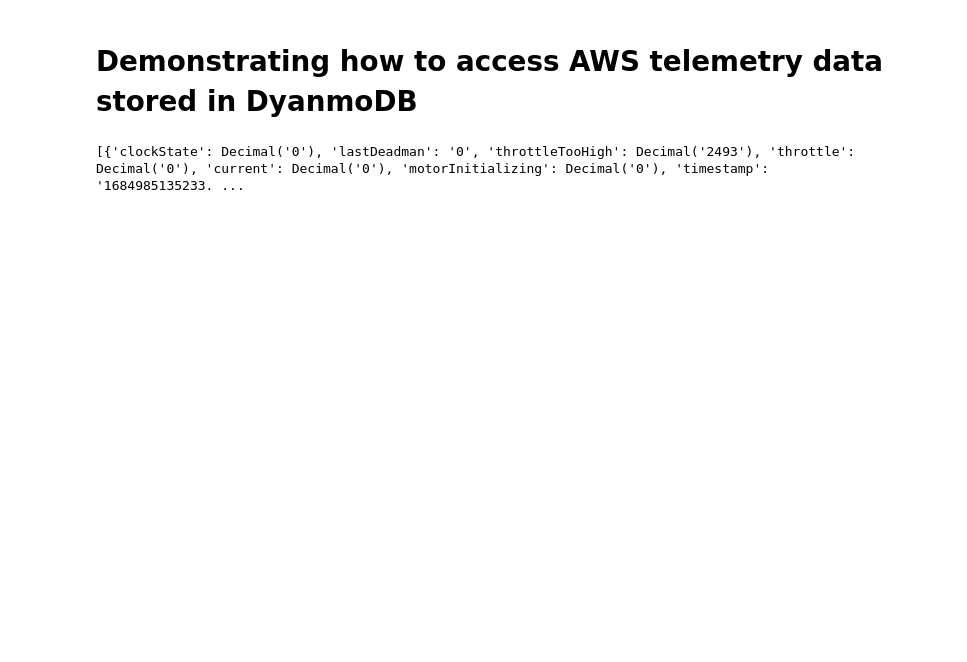
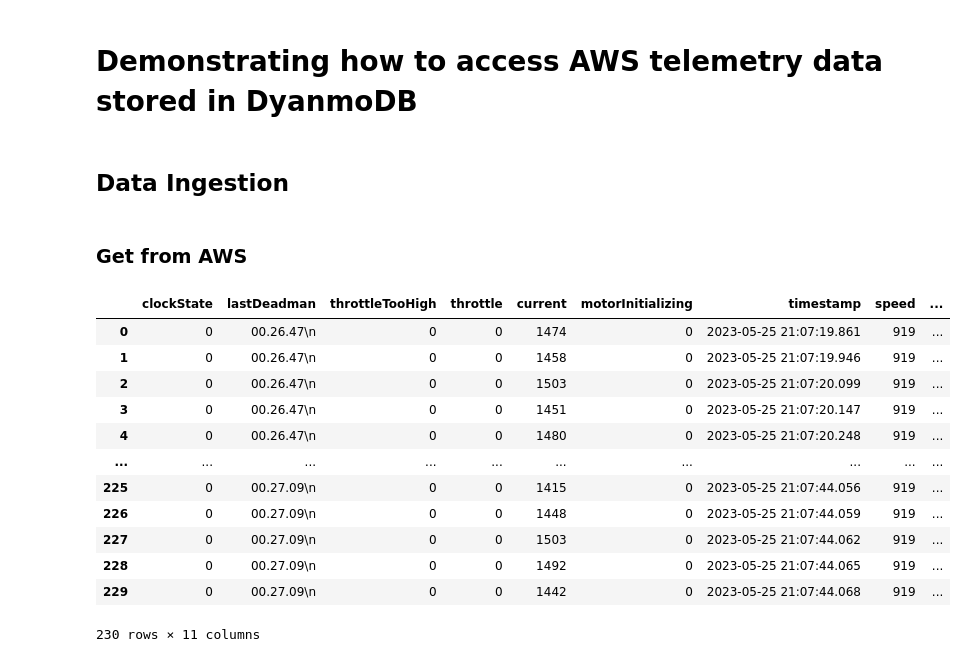
Before and after one commit to UOSupermileage/UOSM-TelemetryDataProcessing, a Jupyter notebook: AWS-Example.ipynb, the cells around one changed output. Drawn from its saved outputs; the diff is of its cells as text; code cells hidden in the pictures; blank space fills up the shorter version.

```diff
--- a/AWS-Example.ipynb
+++ b/AWS-Example.ipynb
@@ -1,5 +1,9 @@
 # %% [markdown]
 # Demonstrating how to access AWS telemetry data stored in DyanmoDB
+# %% [markdown]
+## Data Ingestion
+# %% [markdown]
+### Get from AWS
 # %%
 import boto3
 from boto3.dynamodb.conditions import Key
@@ -7,10 +11,25 @@ from boto3.dynamodb.conditions import Key
 dyanmodb = boto3.resource('dynamodb', region_name="us-east-2")
 telemetry_table = dyanmodb.Table('telemetry')
 # %%
+import pandas as pd
+
 telemetry_data = telemetry_table.query(
-    KeyConditionExpression=Key('test_id').eq('dev-pi')
+    KeyConditionExpression=Key('test_id').eq('dev-pi2')
 )['Items']
-print(telemetry_data)
+
+pd.DataFrame.from_dict(telemetry_data)
 # %% [output]
+|  | clockState | lastDeadman | throttleTooHigh | throttle | current | motorInitializing | timestamp | speed | ... |
+| 0 | 0 | 00.26.47\n | 0 | 0 | 1474 | 0 | 2023-05-25 21:07:19.861 | 919 | ... |
+| 1 | 0 | 00.26.47\n | 0 | 0 | 1458 | 0 | 2023-05-25 21:07:19.946 | 919 | ... |
+| 2 | 0 | 00.26.47\n | 0 | 0 | 1503 | 0 | 2023-05-25 21:07:20.099 | 919 | ... |
+| 3 | 0 | 00.26.47\n | 0 | 0 | 1451 | 0 | 2023-05-25 21:07:20.147 | 919 | ... |
+| 4 | 0 | 00.26.47\n | 0 | 0 | 1480 | 0 | 2023-05-25 21:07:20.248 | 919 | ... |
+| ... | ... | ... | ... | ... | ... | ... | ... | ... | ... |
+| 225 | 0 | 00.27.09\n | 0 | 0 | 1415 | 0 | 2023-05-25 21:07:44.056 | 919 | ... |
+| 226 | 0 | 00.27.09\n | 0 | 0 | 1448 | 0 | 2023-05-25 21:07:44.059 | 919 | ... |
+| 227 | 0 | 00.27.09\n | 0 | 0 | 1503 | 0 | 2023-05-25 21:07:44.062 | 919 | ... |
+| 228 | 0 | 00.27.09\n | 0 | 0 | 1492 | 0 | 2023-05-25 21:07:44.065 | 919 | ... |
+| 229 | 0 | 00.27.09\n | 0 | 0 | 1442 | 0 | 2023-05-25 21:07:44.068 | 919 | ... |
-[{'clockState': Decimal('0'), 'lastDeadman': '0', 'throttleTooHigh': Decimal('2493'), 'throttle': Decimal('0'), 'current': Decimal('0'), 'motorInitializing': Decimal('0'), 'timestamp': '1684985135233. ...
+230 rows × 11 columns
 # %% [markdown]
```
Also changed, not shown: parts of 7 cells of this notebook, 8 other files.
